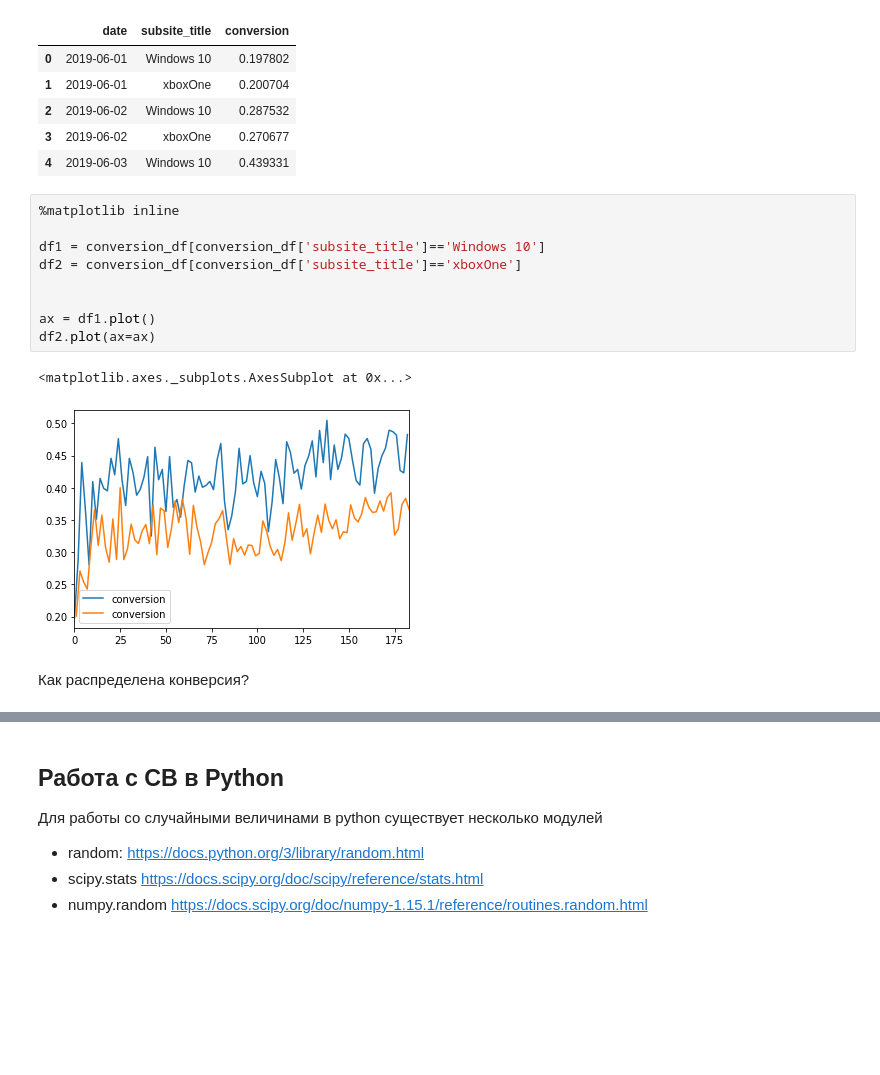
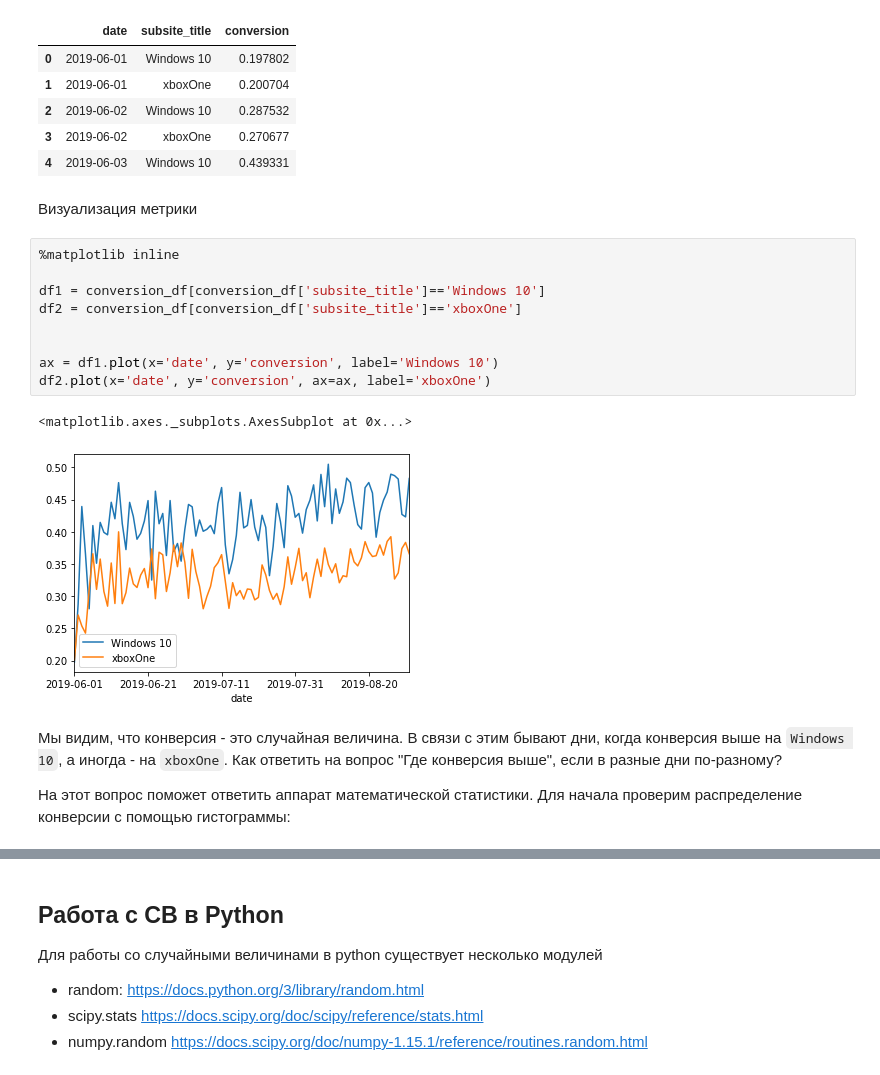
Before and after one commit to adzhumurat/data_management, a Jupyter notebook: docker_compose/data_client/app/jupyter_notebooks/probability.ipynb, the cells around one changed output, grey strips where cells are left out. Drawn from its saved outputs; the diff is of its cells as text; blank space fills up the shorter version.

```diff
--- a/docker_compose/data_client/app/jupyter_notebooks/probability.ipynb
+++ b/docker_compose/data_client/app/jupyter_notebooks/probability.ipynb
@@ -392,18 +409,22 @@ conversion_df.head()
 | 2 | 2019-06-02 | Windows 10 | 0.287532 |
 | 3 | 2019-06-02 | xboxOne | 0.270677 |
 | 4 | 2019-06-03 | Windows 10 | 0.439331 |
+# %% [markdown]
+Визуализация метрики
 # %%
 %matplotlib inline
 
 df1 = conversion_df[conversion_df['subsite_title']=='Windows 10']
 df2 = conversion_df[conversion_df['subsite_title']=='xboxOne']
 
 
-ax = df1.plot()
-df2.plot(ax=ax)
+ax = df1.plot(x='date', y='conversion', label='Windows 10')
+df2.plot(x='date', y='conversion', ax=ax, label='xboxOne')
 # %% [output]
 <matplotlib.axes._subplots.AxesSubplot at 0x...>
-[figure, old version]
+[figure, new version]
-# %% [markdown]
-Как распределена конверсия?
+# %% [markdown]
+Мы видим, что конверсия - это случайная величина. В связи с этим бывают дни, когда конверсия выше на `Windows 10`, а иногда - на `xboxOne`. Как ответить на вопрос "Где конверсия выше", если в разные дни по-разному?
+
+На этот вопрос поможет ответить аппарат математической статистики. Для начала проверим распределение конверсии с помощью гистограммы:
 # %%
```
Also changed, not shown: parts of 9 cells of this notebook, 1 other file.
